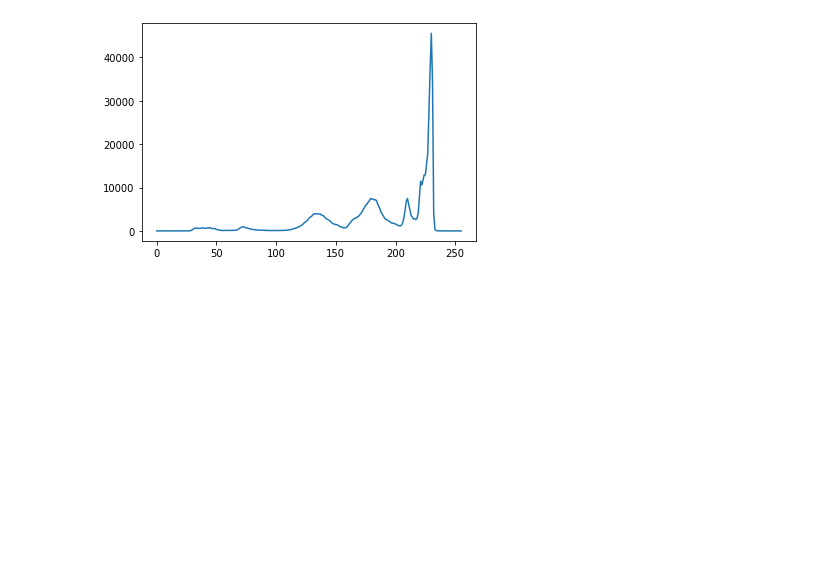
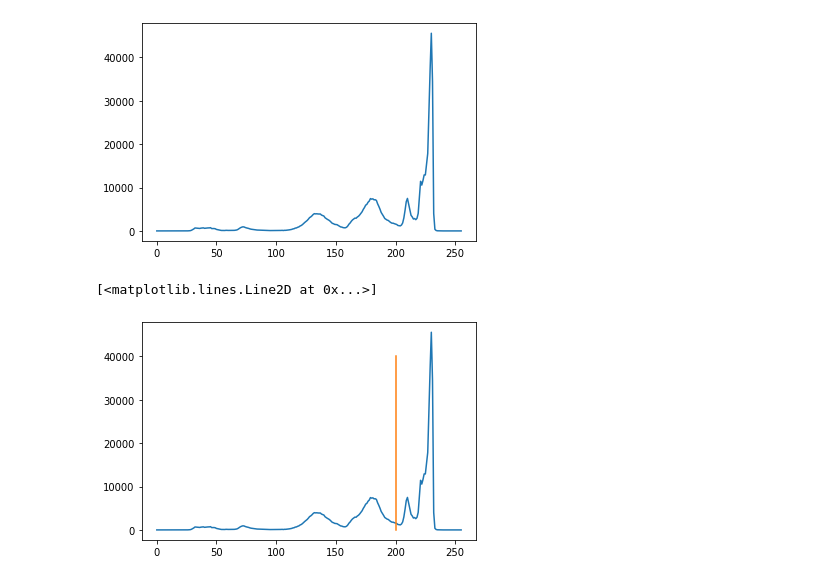
Before and after one commit to viniciusdenovaes/Unip212PI, a Jupyter notebook: prototipos/aula03_histograma.ipynb, the cells around one changed output. Drawn from its saved outputs; the diff is of its cells as text; code cells hidden in the pictures; blank space fills up the shorter version.

```diff
--- a/prototipos/aula03_histograma.ipynb
+++ b/prototipos/aula03_histograma.ipynb
@@ -28,7 +32,7 @@ plt.imshow(matriz_cinza, cmap='gray')
 <matplotlib.image.AxesImage at 0x...>
 [figure]
 # %%
-histograma = np.zeros(256)
+histograma = np.zeros(256).astype(int)
 # %%
 histograma
 # %% [output]
@@ -82,3 +82,10 @@ plt.plot(range(256), histograma)
 # %% [output]
 [<matplotlib.lines.Line2D at 0x...>]
 [figure]
+# %%
+threshold = 200
+plt.plot(range(256), histograma)
+plt.plot([threshold, threshold], [0, 40_000])
+# %% [output]
+[<matplotlib.lines.Line2D at 0x...>]
+[figure, added]
```
Also changed, not shown: parts of 6 cells of this notebook.
